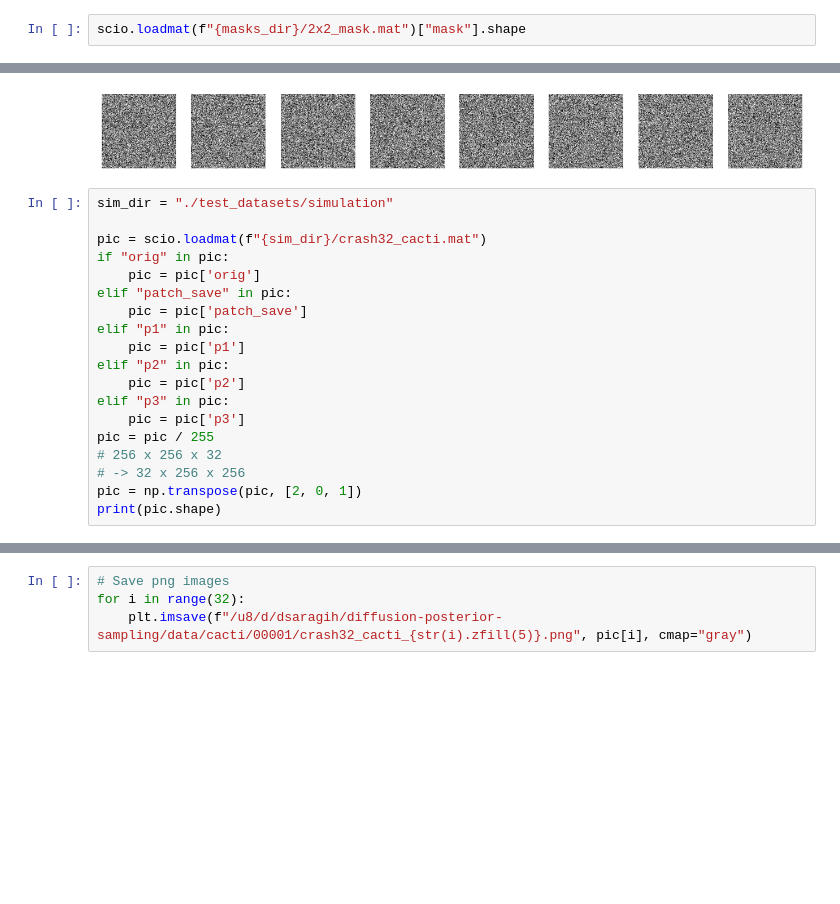
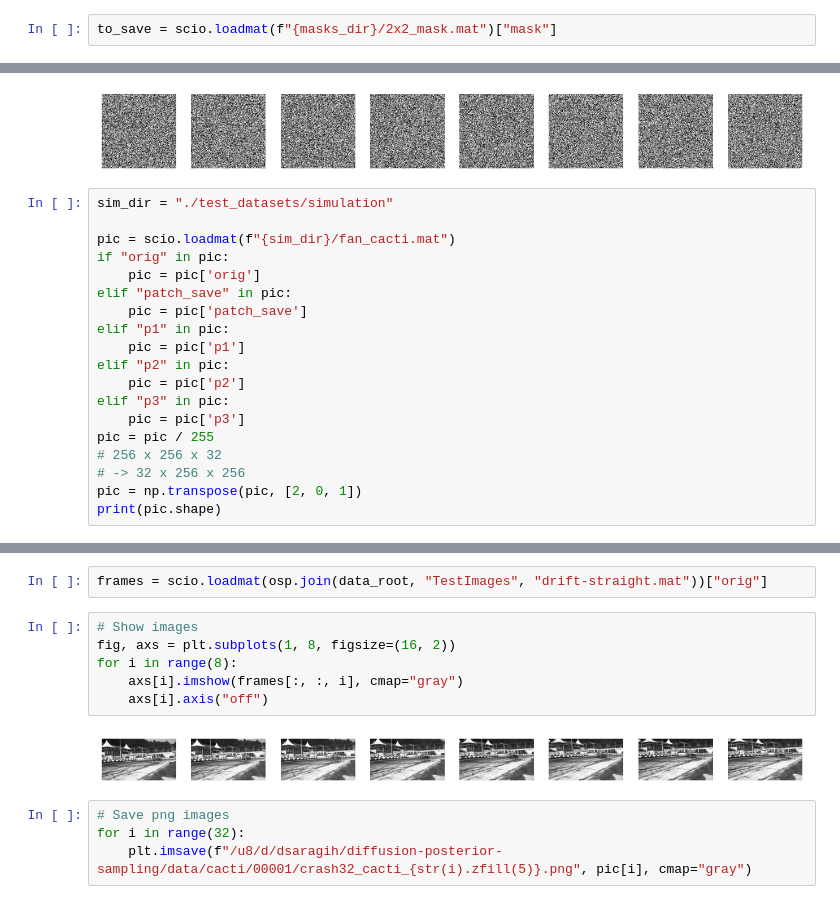
Before and after one commit to dsaragih/STFormer, a Jupyter notebook: testing.ipynb, the cells around one changed output, grey strips where cells are left out. Drawn from its saved outputs; the diff is of its cells as text; blank space fills up the shorter version.

```diff
--- a/testing.ipynb
+++ b/testing.ipynb
@@ -37,2 +36,2 @@ scio.savemat(f"{masks_dir}/{k}x{k}_mask.mat", {"mask": to_save})
 # %%
-scio.loadmat(f"{masks_dir}/2x2_mask.mat")["mask"].shape
+to_save = scio.loadmat(f"{masks_dir}/2x2_mask.mat")["mask"]
@@ -50,7 +47,7 @@ plt.show()
 # %%
 sim_dir = "./test_datasets/simulation"
 
-pic = scio.loadmat(f"{sim_dir}/crash32_cacti.mat")
+pic = scio.loadmat(f"{sim_dir}/fan_cacti.mat")
 if "orig" in pic:
     pic = pic['orig']
 elif "patch_save" in pic:
@@ -71,3 +131,13 @@ print(pic.shape)
+# %%
+frames = scio.loadmat(osp.join(data_root, "TestImages", "drift-straight.mat"))["orig"]
+# %%
+# Show images
+fig, axs = plt.subplots(1, 8, figsize=(16, 2))
+for i in range(8):
+    axs[i].imshow(frames[:, :, i], cmap="gray")
+    axs[i].axis("off")
+# %% [output]
+[figure, added]
 # %%
 # Save png images
 for i in range(32):
```
Also changed, not shown: parts of 6 cells of this notebook, 15 other files.
